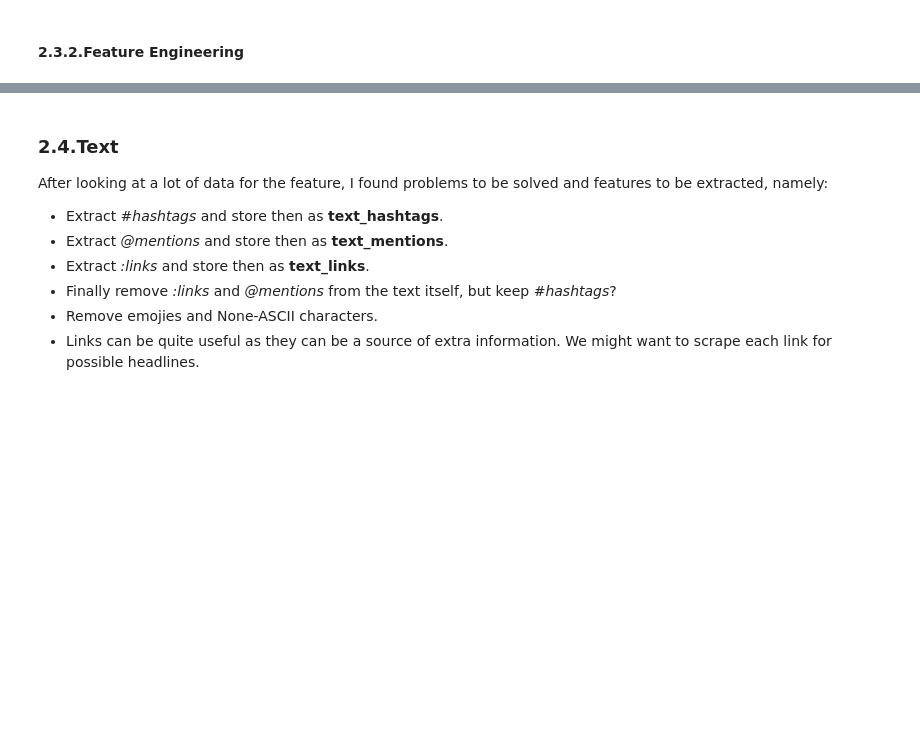
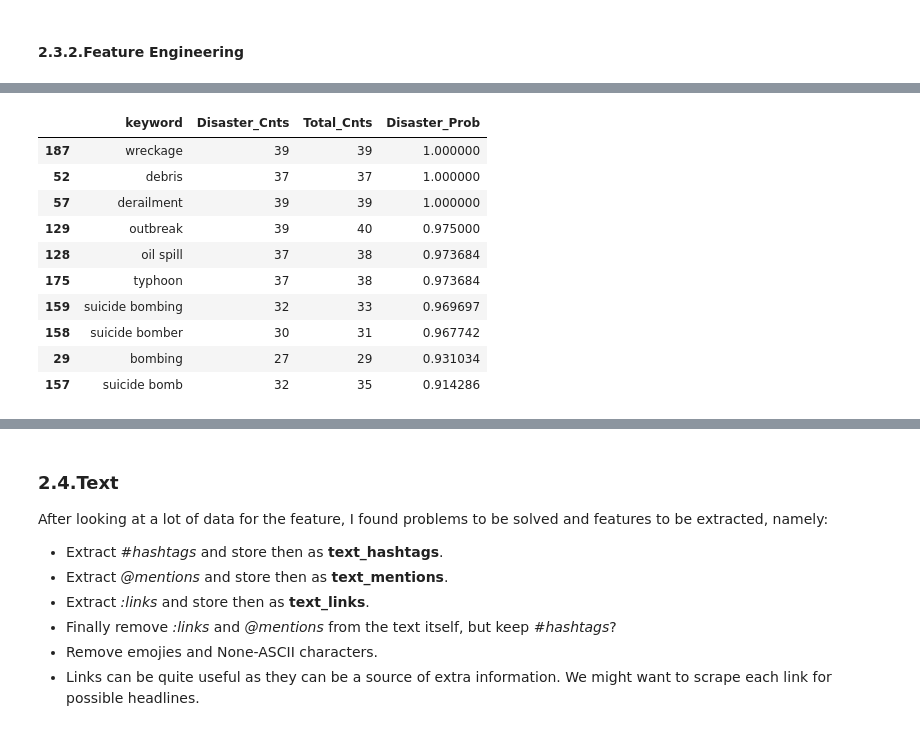
Before and after one commit to keivanipchihagh/NLP-with-Disaster-Tweets, a Jupyter notebook: NLP with Disaster Tweets.ipynb, the cells around one changed output, grey strips where cells are left out. Drawn from its saved outputs; the diff is of its cells as text; code cells hidden in the pictures; blank space fills up the shorter version.

```diff
--- a/NLP with Disaster Tweets.ipynb
+++ b/NLP with Disaster Tweets.ipynb
@@ -314,0 +317,43 @@ plt.show()
+# %%
+# Get unique keywords
+keywords = train_df.loc[train_df['keyword'].notnull(), 'keyword'].unique()
+
+# Create keywords dataframe
+keywords_df = pd.DataFrame(data = {'keyword': keywords})
+
+disaster_cnts, total_cnts = [], []
+disaster_probs = []
+for i, row in keywords_df.iterrows():
+
+    tmp_df = train_df.loc[(train_df['keyword'] == row['keyword'])]
+    tmp1_df = tmp_df.loc[tmp_df['target'] == 1]
+
+    # Save counts
+    disaster_cnts.append(tmp1_df.shape[0])
+    total_cnts.append(tmp_df.shape[0])
+
+    # Save probabilities
+    disaster_probs.append(tmp1_df.shape[0] / tmp_df.shape[0])
+
+# Add data for disaster tweets
+keywords_df['Disaster_Cnts'] = disaster_cnts
+keywords_df['Total_Cnts'] = total_cnts
+keywords_df['Disaster_Prob'] = disaster_probs
+# %%
+# Get probability for keywords associated with disaster tweets
+keywords_df.sort_values(
+    by = 'Disaster_Prob',
+    ascending = False
+).head(10)
+# %% [output]
+|  | keyword | Disaster_Cnts | Total_Cnts | Disaster_Prob |
+| 187 | wreckage | 39 | 39 | 1.000000 |
+| 52 | debris | 37 | 37 | 1.000000 |
+| 57 | derailment | 39 | 39 | 1.000000 |
+| 129 | outbreak | 39 | 40 | 0.975000 |
+| 128 | oil spill | 37 | 38 | 0.973684 |
+| 175 | typhoon | 37 | 38 | 0.973684 |
+| 159 | suicide bombing | 32 | 33 | 0.969697 |
+| 158 | suicide bomber | 30 | 31 | 0.967742 |
+| 29 | bombing | 27 | 29 | 0.931034 |
+| 157 | suicide bomb | 32 | 35 | 0.914286 |
```
Also changed, not shown: parts of 6 cells of this notebook.
